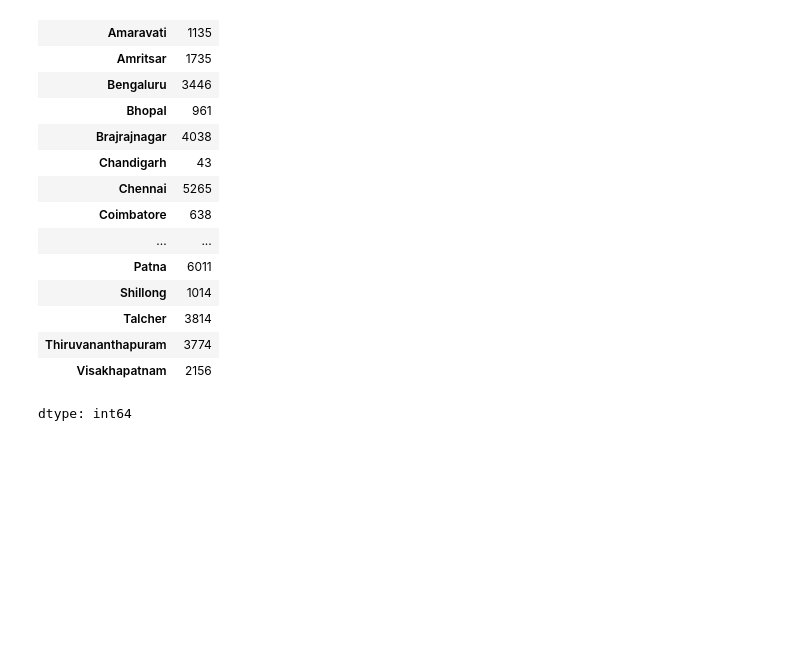
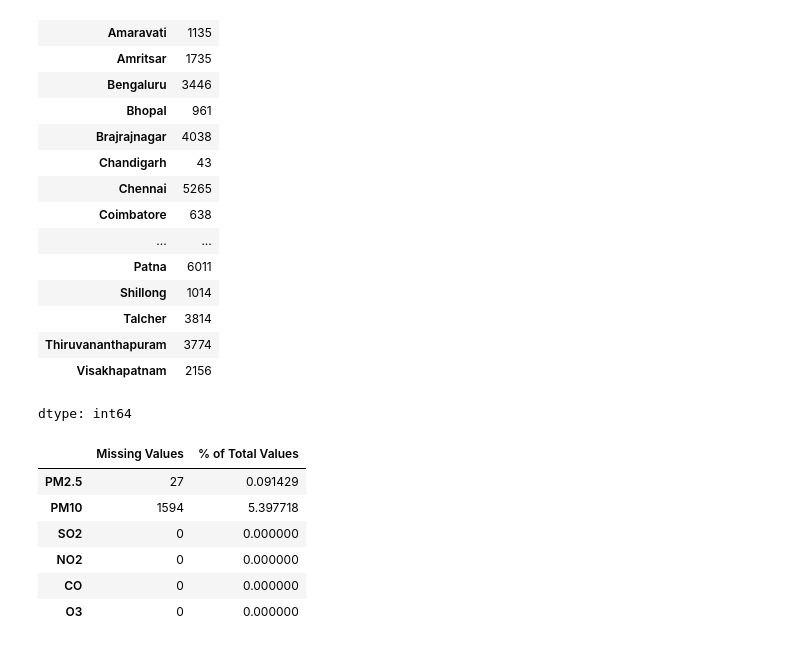
Before and after one commit to nawazullakhankayani-cadiff/St20329043_CMP7005_PRAC1.ipynb, a Jupyter notebook: St20329043_CMP7005_PRAC1.ipynb, the cells around one changed output. Drawn from its saved outputs; the diff is of its cells as text; code cells hidden in the pictures; blank space fills up the shorter version.

```diff
--- a/St20329043_CMP7005_PRAC1.ipynb
+++ b/St20329043_CMP7005_PRAC1.ipynb
@@ -465,3 +465,16 @@ missing_total
 | Thiruvananthapuram | 3774 |
 | Visakhapatnam | 2156 |
 dtype: int64
+# %%
+df[['PM2.5','PM10','SO2','NO2','CO','O3']] = df[['PM2.5','PM10','SO2','NO2','CO','O3']].ffill()
+# %%
+missing_values_updated = missing_values_table(df)
+display(missing_values_updated.loc[['PM2.5', 'PM10', 'SO2', 'NO2', 'CO', 'O3']].style.background_gradient(cmap='Reds'))
+# %% [output]
+|  | Missing Values | % of Total Values |
+| PM2.5 | 27 | 0.091429 |
+| PM10 | 1594 | 5.397718 |
+| SO2 | 0 | 0.000000 |
+| NO2 | 0 | 0.000000 |
+| CO | 0 | 0.000000 |
+| O3 | 0 | 0.000000 |
```
